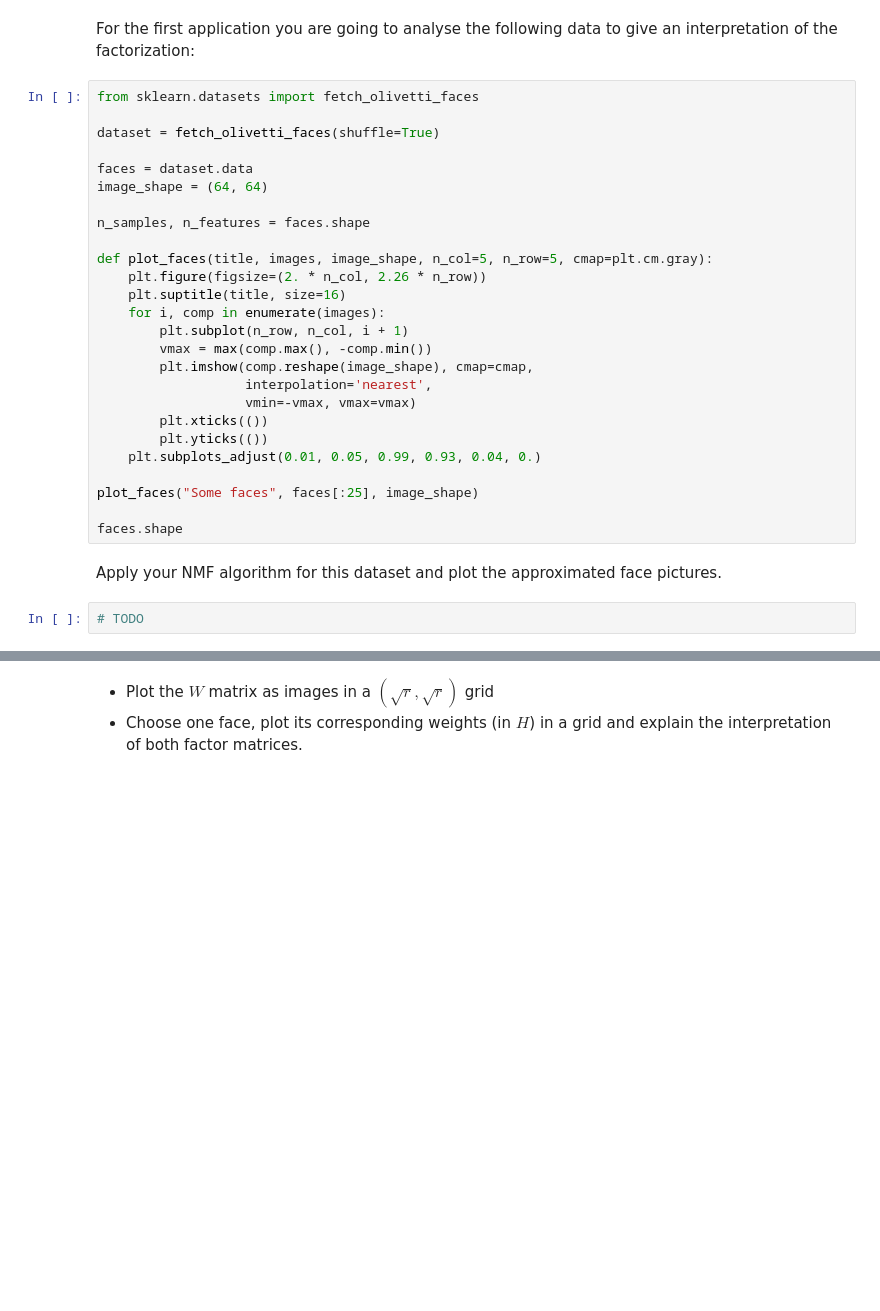
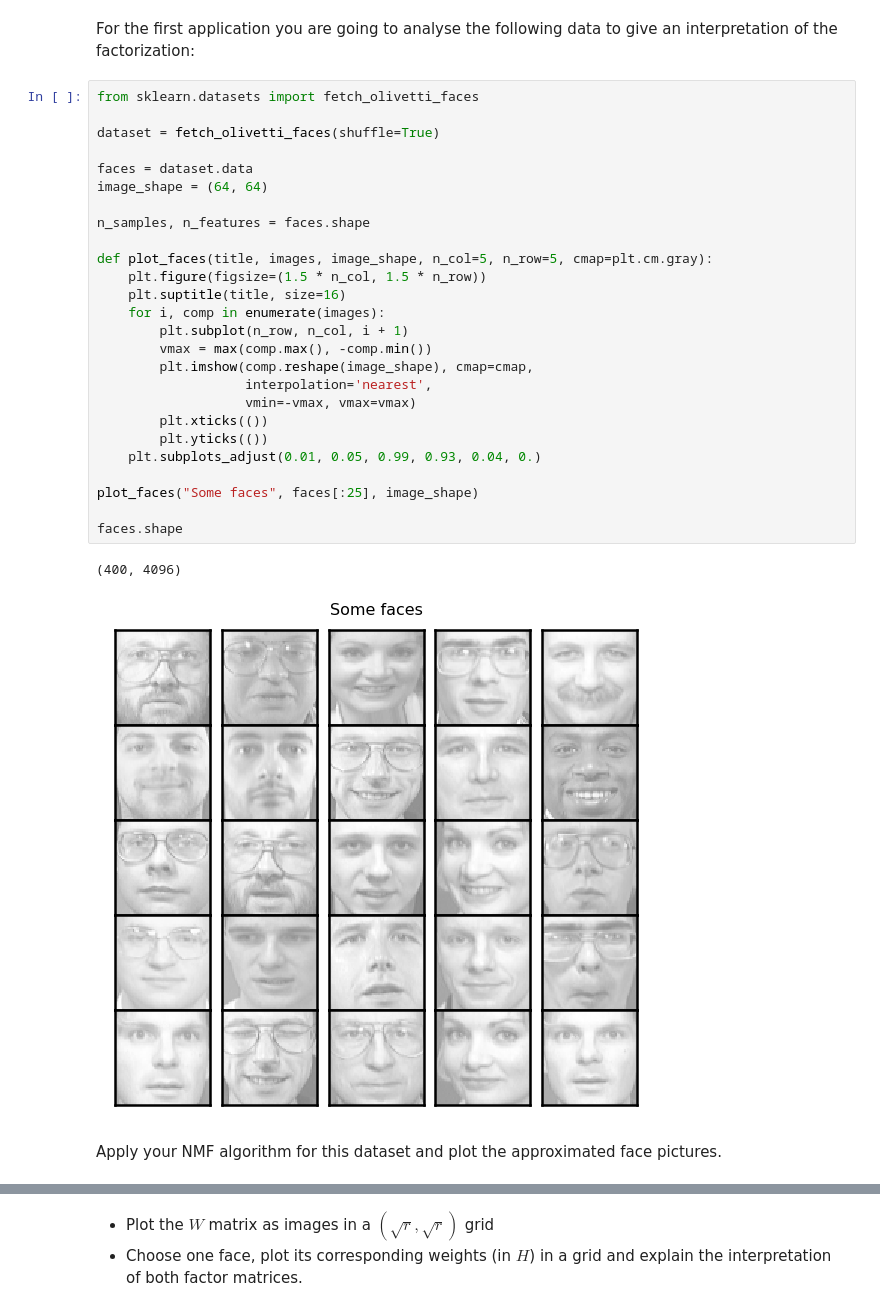
Before and after one commit to bricerauby/LabsMachineLearning, a Jupyter notebook: lab7-NMF.ipynb, the cells around one changed output, grey strips where cells are left out. Drawn from its saved outputs; the diff is of its cells as text; blank space fills up the shorter version.

```diff
--- a/lab7-NMF.ipynb
+++ b/lab7-NMF.ipynb
@@ -78,30 +109,31 @@ For the first application you are going to analyse the following data to give an
 # %%
 from sklearn.datasets import fetch_olivetti_faces
 
 dataset = fetch_olivetti_faces(shuffle=True)
 
 faces = dataset.data
 image_shape = (64, 64)
 
 n_samples, n_features = faces.shape
 
 def plot_faces(title, images, image_shape, n_col=5, n_row=5, cmap=plt.cm.gray):
-    plt.figure(figsize=(2. * n_col, 2.26 * n_row))
+    plt.figure(figsize=(1.5 * n_col, 1.5 * n_row))
     plt.suptitle(title, size=16)
     for i, comp in enumerate(images):
         plt.subplot(n_row, n_col, i + 1)
         vmax = max(comp.max(), -comp.min())
         plt.imshow(comp.reshape(image_shape), cmap=cmap,
                    interpolation='nearest',
                    vmin=-vmax, vmax=vmax)
         plt.xticks(())
         plt.yticks(())
     plt.subplots_adjust(0.01, 0.05, 0.99, 0.93, 0.04, 0.)
 
 plot_faces("Some faces", faces[:25], image_shape)
 
 faces.shape
+# %% [output]
+(400, 4096)
+[figure, added]
 # %% [markdown]
 Apply your NMF algorithm for this dataset and plot the approximated face pictures.
-# %%
-# TODO
```
Also changed, not shown: parts of 26 cells of this notebook.
